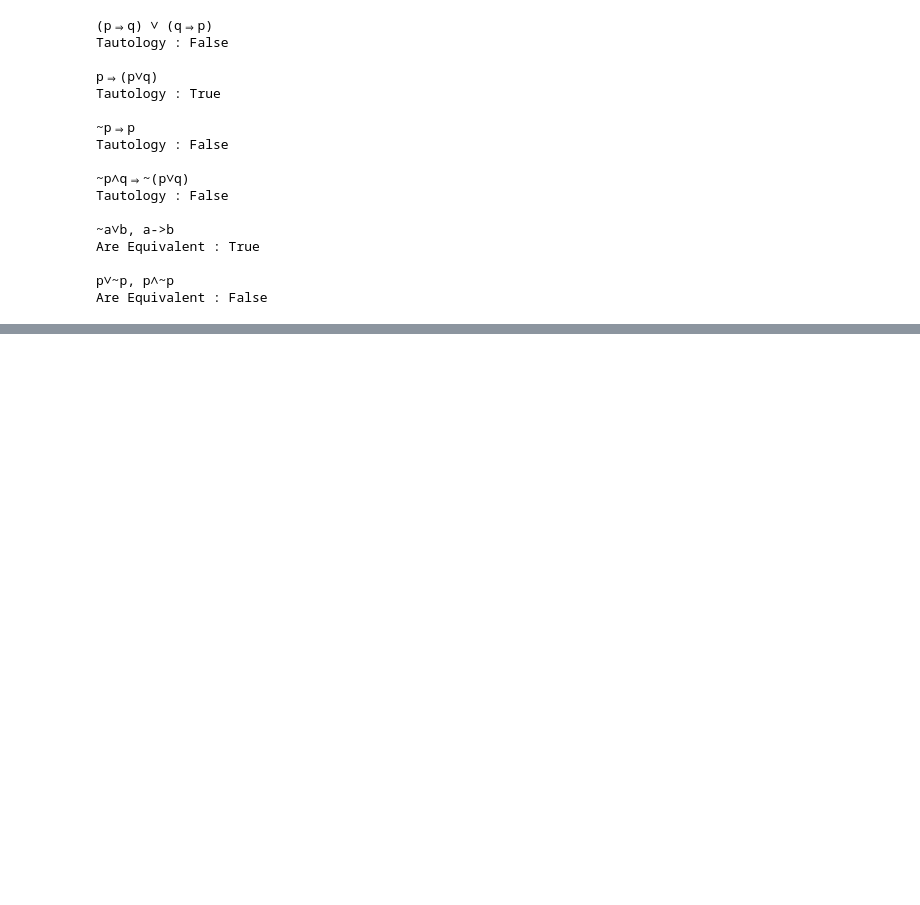
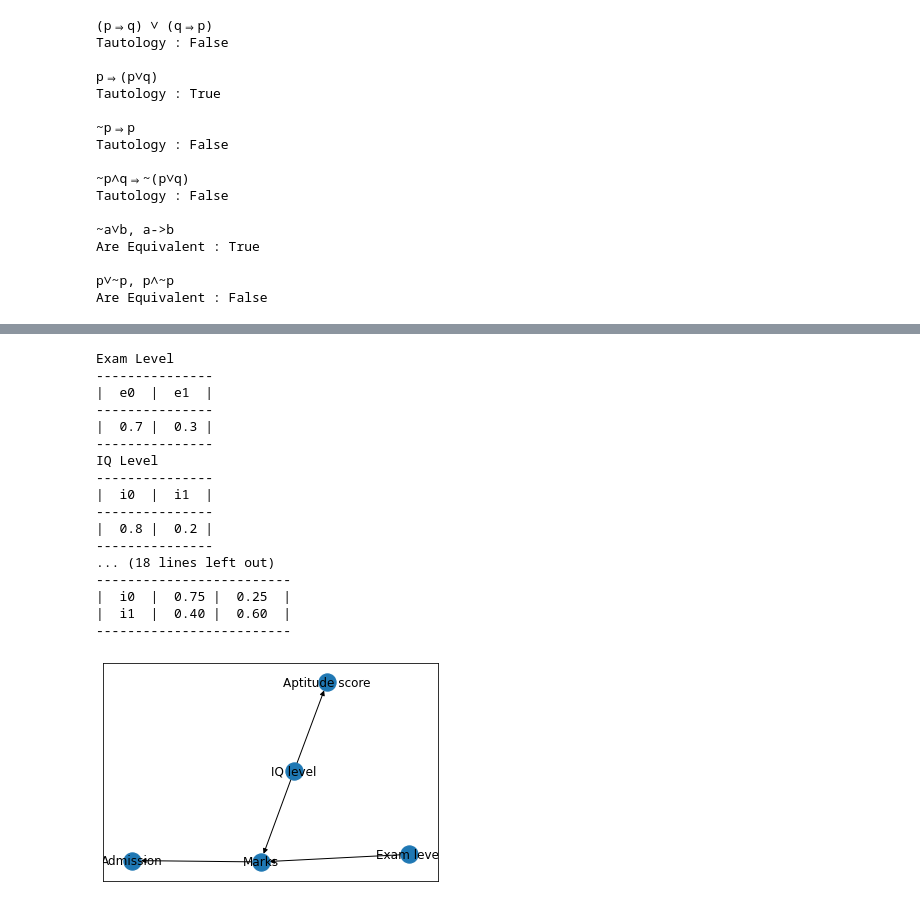
Before and after one commit to Jayannthan/SSN-SEMESTER-5, a Jupyter notebook: AI.ipynb, the cells around one changed output, grey strips where cells are left out. Saved outputs shown, nothing was run; the diff lists cells and outputs as text; code cells hidden in the pictures; blank space fills up the shorter version.

```diff
--- a/AI.ipynb
+++ b/AI.ipynb
@@ -828,0 +978,79 @@ ModuleNotFoundError: ignored
+# %%
+import networkx as nx
+from matplotlib import pyplot as plt
+#tables
+e=(0.7,0.3)
+iq=(0.8,0.2)
+marks=[(0.6,0.4),(0.9,0.1),(0.5,0.5),(0.8,0.2)]
+admission=[(0.60,0.40),(0.9,0.1)]
+apti=[(0.75,0.25),(0.4,0.6)]
+#print tables
+print("Exam Level\n---------------")
+print("|  e0  |  e1  |")
+print("---------------")
+for i in e:
+  print("| ",i,end=" ")
+print("|\n---------------")
+print("IQ Level\n---------------")
+print("|  i0  |  i1  |")
+print("---------------")
+for i in iq:
+  print("| ",i,end=" ")
+print("|\n---------------")
+print("Marks\n---------------------------")
+print("|         |   m0  |   m1  |")
+print("---------------------------")
+k=0
+sl=["i0,e0","i0,e1","i1,e0","i1,e1"]
+for i in marks:
+  print("| ",sl[k]," | ",i[0]," | ",i[1]," |")
+  k+=1
+print("---------------------------")
+print("Admission\n------------------------")
+print("|      |   a0  |   a1  |")
+print("------------------------")
+k=0
+sl=["m0","m1"]
+for i in admission:
+  print("| ",sl[k]," | ",i[0]," | ",i[1]," |")
+  k+=1
+print("------------------------")
+
+print("Aptitude Score\n-------------------------")
+print("|      |   s0  |   s1   |")
+print("-------------------------")
+k=0
+sl=["i0","i1"]
+for i in apti:
+  print("| ",sl[k]," |  {a:.2f} |  {b:.2f}  |".format(a=i[0],b=i[1]))
+  k+=1
+print("-------------------------")
+#DAG Representation
+g1 = nx.DiGraph()
+g1.add_edges_from([("Exam level","Marks"), ("IQ level","Marks"),("IQ level","Aptitude score"),("Marks","Admission")])
+plt.tight_layout()
+nx.draw_networkx(g1, arrows=True)
+plt.show()
+#answer
+print("\nP[a=1, m=1, i=1, e=1, s=1] = P(a=1 | m=1) . P(m=1 | i=1, e=1) . P(i=1) . P(e=1) . P(s=1 | i=1)")
+print("\nP(a=1 | m=1) = {a:.2f}\nP(m=1 | i=1, e=1) = {b:.2f}\nP(i=1) = {c:.2f} \nP(e=1) = {d:.2f}\nP(s=1 | i=1) = {g:.2f}\n\nP[a=1, m=1, i=1, e=1, s=1] = ".format(a=admission[1][1],b=marks[3][1],c=iq[1],d=e[1],g=apti[1][1]),end=" ")
+print(round(admission[1][1]*marks[3][1]*iq[1]*e[1]*apti[1][1],5))
+# %% [output]
+Exam Level
+---------------
+|  e0  |  e1  |
+---------------
+|  0.7 |  0.3 |
+---------------
+IQ Level
+---------------
+|  i0  |  i1  |
+---------------
+|  0.8 |  0.2 |
+---------------
+... (18 lines left out)
+-------------------------
+|  i0  |  0.75 |  0.25  |
+|  i1  |  0.40 |  0.60  |
+-------------------------
+[figure, added]
```
Also changed, not shown: parts of 13 cells of this notebook.
